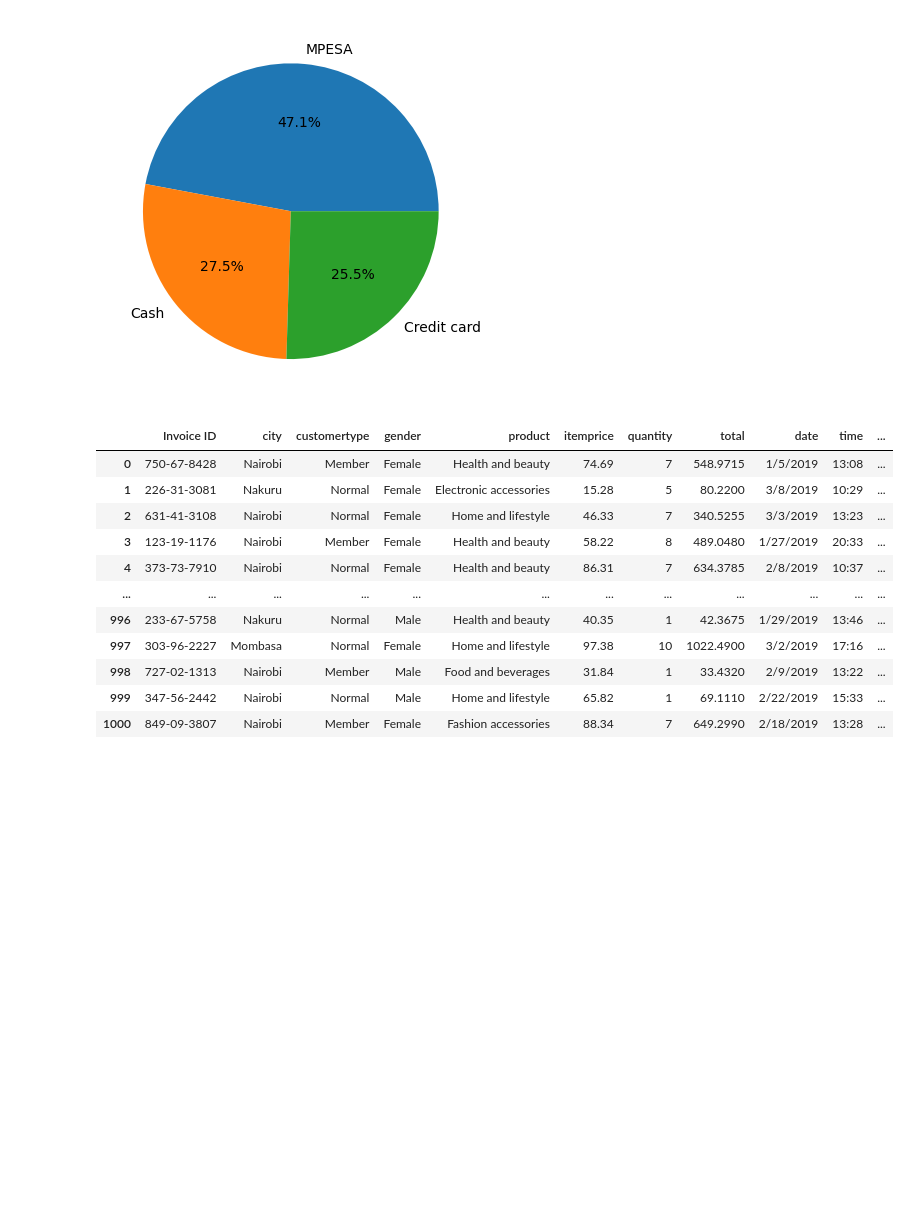
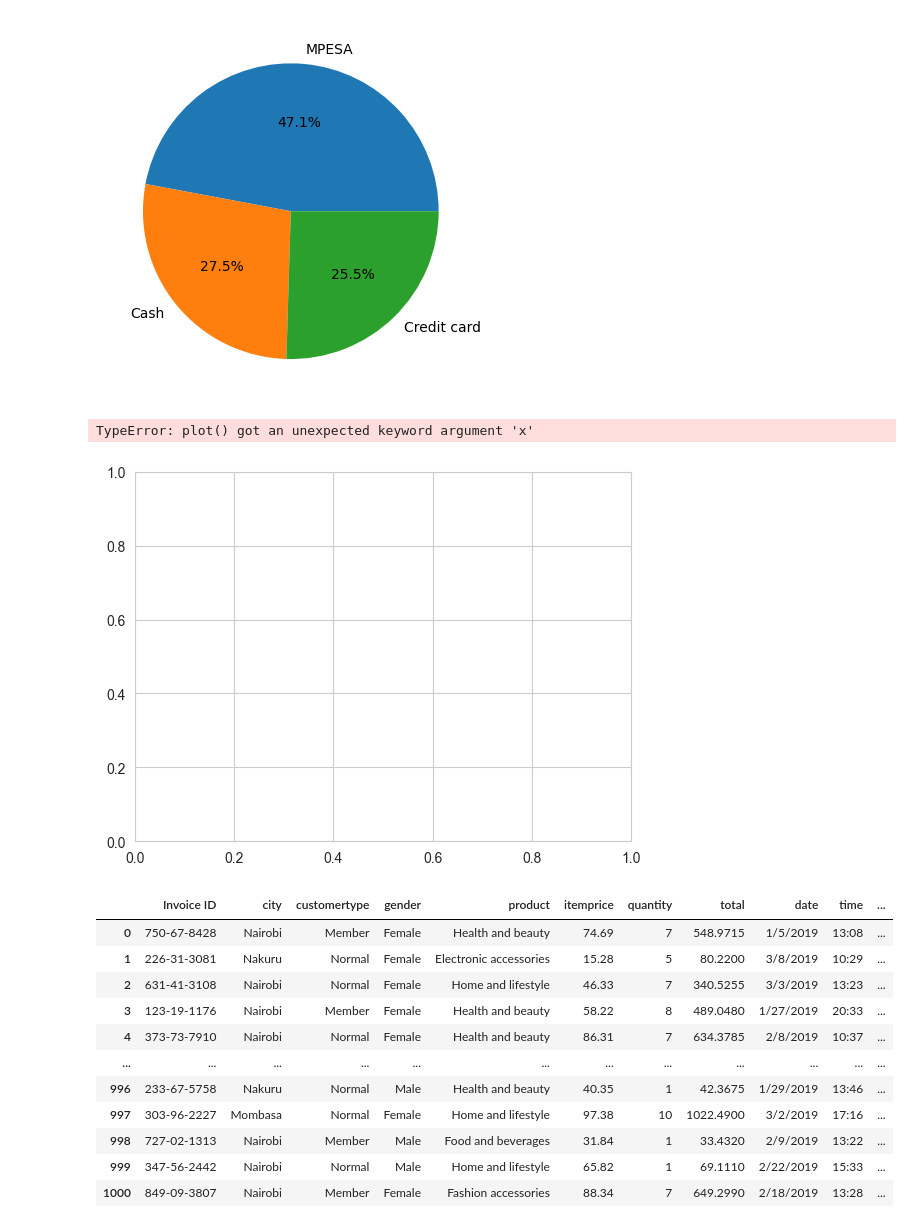
Before and after one commit to natashaandeso/Datascience, a Jupyter notebook: eda.ipynb, the cells around one changed output. Cells and saved outputs as stored; diff of their text form; code cells hidden in the pictures; blank space fills up the shorter version.

```diff
--- a/eda.ipynb
+++ b/eda.ipynb
@@ -91,6 +105,20 @@ data["payment"].value_counts().plot.pie(autopct='%1.1f%%')
 # %% [output]
 <Axes: >
 [figure]
+# %%
+import seaborn as sns
+import matplotlib.pyplot as plt
+
+sns.set_style("whitegrid")  # 👈 adds a grid automatically
+
+x = [1, 2, 3, 4, 5]
+y = [5, 15, 20, 25, 35]
+
+plt.plot(x, y)
+plt.show()
+# %% [output]
+TypeError: plot() got an unexpected keyword argument 'x'
+[figure, added]
 # %%
 import pandas
 
```
Also changed, not shown: parts of 6 cells of this notebook, 2 other files.
